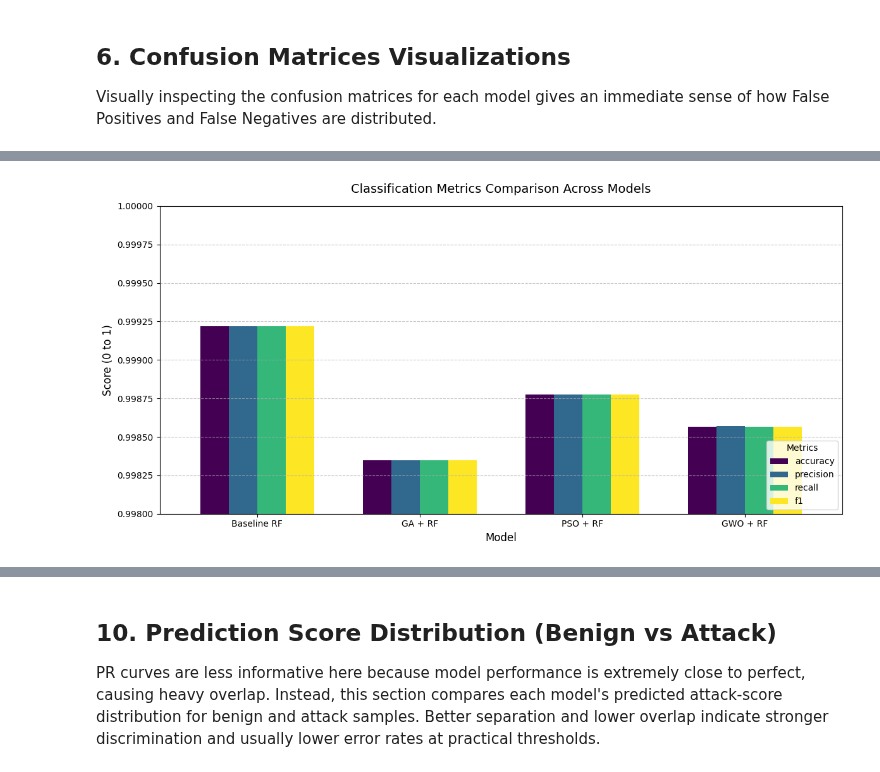
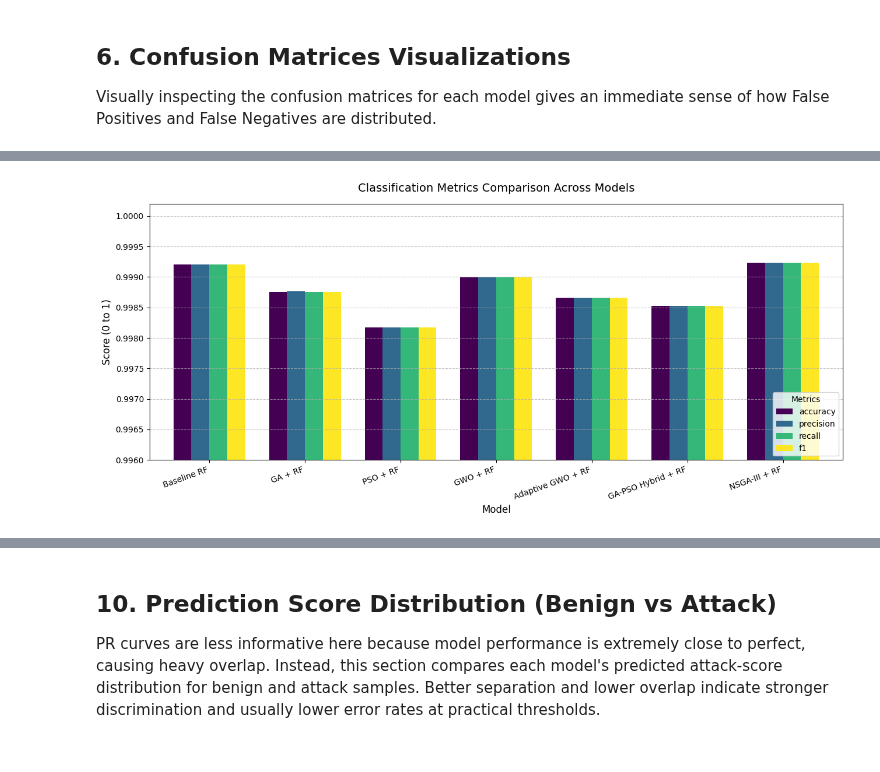
Before and after one commit to rajul-kk/AIM_coursework, a Jupyter notebook: Eval.ipynb, the cells around one changed output, grey strips where cells are left out. Drawn from its saved outputs; the diff is of its cells as text; code cells hidden in the pictures.

Commit message:
Update Eval analysis summary and convergence visualization

```diff
--- a/Eval.ipynb
+++ b/Eval.ipynb
@@ -176,0 +217,17 @@ False Positives: 20
+# %%
+print("\n===================================")
+print("=== Running NSGA-III Optimizer ===")
+print("===================================")
+
+NSGA_POP_SIZE = max(24, NUM_AGENTS)
+NSGA_DIVISIONS = 6
+
+nsga3_metrics, rf_nsga3, nsga3_mask, nsga3_history = run_nsga3(
+    X_train_subset,
+    y_train_subset,
+    X_test,
+    y_test,
+    pop_size=NSGA_POP_SIZE,
+    num_iterations=NUM_ITERATIONS,
+    divisions=NSGA_DIVISIONS,
+ )
@@ -236,29 +376,28 @@ plt.show()
 # %%
 # ## 7. Grouped Bar Chart: Core Classification Metrics
-# This chart allows you to compare Accuracy, Precision, Recall, and F1-Score side-by-side.
+# This chart compares Accuracy, Precision, Recall, and F1-Score side-by-side for all models.
 
-import matplotlib.pyplot as plt
-import seaborn as sns
+fig, ax = plt.subplots(figsize=(13, 6))
+metrics_to_plot = ["accuracy", "precision", "recall", "f1"]
 
-fig, ax = plt.subplots(figsize=(12, 6))
-metrics_to_plot = ['accuracy', 'precision', 'recall', 'f1']
-
-# Set 'Model' as the index for easier plotting
-results_df.set_index('Model')[metrics_to_plot].plot(
-    kind='bar', ax=ax, colormap='viridis', width=0.7
+results_df.set_index("Model")[metrics_to_plot].plot(
+    kind="bar",
+    ax=ax,
+    colormap="viridis",
+    width=0.75,
 )
 
-plt.title('Classification Metrics Comparison Across Models', fontsize=14, pad=15)
-plt.ylabel('Score (0 to 1)', fontsize=12)
-plt.xlabel('Model', fontsize=12)
-plt.xticks(rotation=0)
-plt.legend(loc='lower right', title="Metrics")
-plt.ylim(0.998, 1.000)
-plt.grid(axis='y', linestyle='--', alpha=0.7)
+plt.title("Classification Metrics Comparison Across Models", fontsize=14, pad=15)
+plt.ylabel("Score (0 to 1)", fontsize=12)
+plt.xlabel("Model", fontsize=12)
+plt.xticks(rotation=20, ha="right")
+plt.legend(loc="lower right", title="Metrics")
+plt.ylim(0.996, 1.0002)
+plt.grid(axis="y", linestyle="--", alpha=0.7)
 plt.tight_layout()
 plt.show()
 # %% [output]
-[figure, old version]
+[figure, new version]
 # %%
 # ## 8. Feature Reduction vs. Accuracy (Scatter Plot)
 # This chart illustrates the trade-off by showing the number of features retained vs the model accuracy.
```
Also changed, not shown: parts of 27 cells of this notebook, 2 other files.
